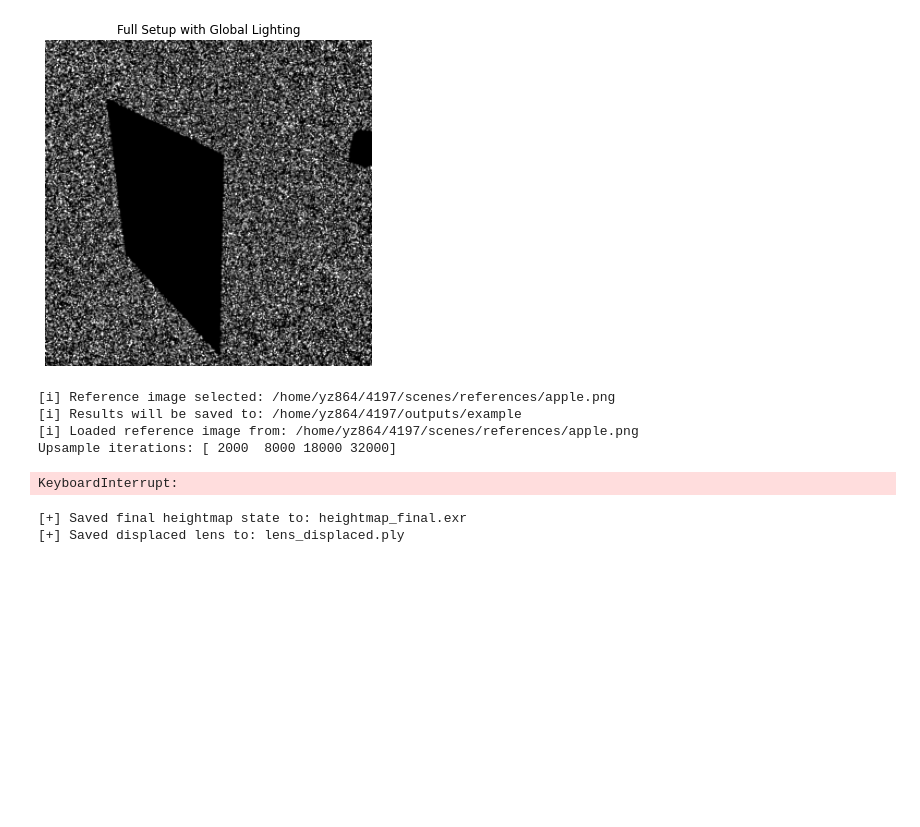
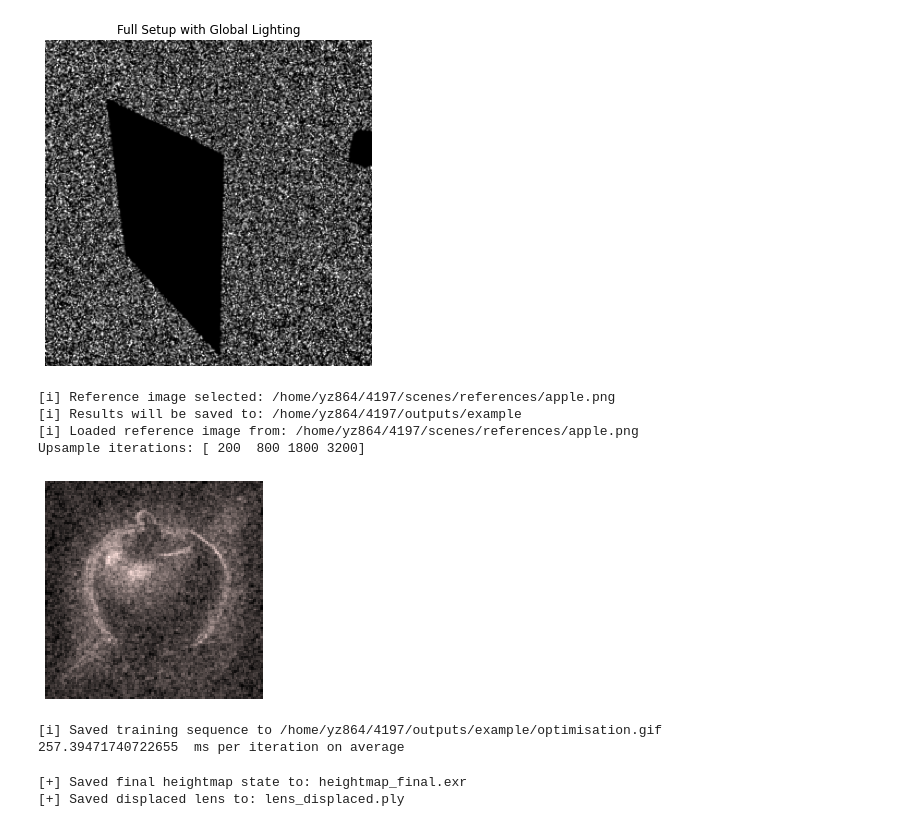
Before and after one commit to theREALevan/Optimized-Caustics, a Jupyter notebook: Revised_4197_Final_Caustics.ipynb, the cells around one changed output. Saved outputs shown, nothing was run; the diff lists cells and outputs as text; code cells hidden in the pictures; blank space fills up the shorter version.

```diff
--- a/Revised_4197_Final_Caustics.ipynb
+++ b/Revised_4197_Final_Caustics.ipynb
@@ -362,7 +340,7 @@ import mitsuba as mi
 # mi.set_variant('llvm_ad_rgb')
 mi.set_variant('cuda_ad_rgb')
 
-SCENE_DIR = realpath('scenes')
+SCENE_DIR = realpath('/home/yz864/4197/scenes')
 
 CONFIGS = {
     'example': {
@@ -385,8 +363,8 @@ if 'PYTEST_CURRENT_TEST' not in os.environ:
         'heightmap_resolution': (512, 512),
         'n_upsampling_steps': 4,
         'spp': 32,
-        'max_iterations': 50000,
-        'learning_rate': 5e-4,
+        'max_iterations': 5000,
+        'learning_rate': 3e-5,
     })
 else:
     config.update({
@@ -528,7 +506,7 @@ scene_dict_gray = {
     },
     'receiving-plane':{
         'type':'obj','id':'receiving-plane',
-        'filename':'scenes/meshes/rectangle.obj',
+        'filename':'/home/yz864/4197/scenes/meshes/rectangle.obj',
         'to_world':mi.ScalarTransform4f().look_at(
             target=[0,1,0],origin=[0,-7,0],up=[0,0,1]
         ).scale((5,5,5)),
@@ -536,7 +514,7 @@ scene_dict_gray = {
     },
     'slab':{
         'type':'obj','id':'slab',
-        'filename':'scenes/meshes/lamp.obj',
+        'filename':'/home/yz864/4197/scenes/meshes/lamp.obj',
         'to_world':lamp_to_world,
         'bsdf':{'type':'ref','id':'simple-glass'},
     },
@@ -609,7 +587,7 @@ for i in range(n_lights):
     }
 
 
-scene = mi.load_dict(scene_dict_rgb)
+scene = mi.load_dict(scene_dict_gray)
 
 def load_ref_image(config, resolution, output_dir):
     b = mi.Bitmap(config['reference'])
@@ -670,8 +648,24 @@ def scale_independent_loss(image,ref):
 [i] Reference image selected: /home/yz864/4197/scenes/references/apple.png
 [i] Results will be saved to: /home/yz864/4197/outputs/example
 [i] Loaded reference image from: /home/yz864/4197/scenes/references/apple.png
-Upsample iterations: [ 2000  8000 18000 32000]
+Upsample iterations: [ 200  800 1800 3200]
 # %%
+# ======== extra imports & live-preview initialisation (adds visualisation, changes nothing else) ========
+from IPython.display import display
+import matplotlib.pyplot as plt
+import numpy as np
+from tqdm.notebook import tqdm                      # progress bar that co-exists with display
+import imageio                                      ### GIF – fallback to plain imageio
+
+plt.ioff()
+_fig, _ax = plt.subplots(figsize=(4, 4))
+_img_handle   = None                                # reused AxesImage
+_disp_handle  = None                                # reused DisplayHandle
+# =======================================================================================================
+
+gif_path   = join(output_dir, 'optimisation.gif')   ### GIF
+gif_writer = imageio.get_writer(gif_path, mode='I', fps=10, loop=0)  ### GIF
+
 import time
 start_time = time.time()
 mi.set_log_level(mi.LogLevel.Warn)
@@ -680,7 +674,7 @@ loss_values = []
 spp = config['spp']
 mi.set_variant('cuda_ad_rgb')
 
-for it in range(iterations):
+for it in tqdm(range(iterations), desc='Optimising', ncols=0):
     t0 = time.time()
 
     # Apply displacement and update the scene BHV accordingly
@@ -688,6 +682,11 @@ for it in range(iterations):
 
     # Perform a differentiable rendering of the scene
     image = mi.render(scene, params, seed=it, spp=2 * spp, spp_grad=spp)
+
+    # ---------- GIF frame (every iteration) ----------------------------------
+    rgb8 = (np.clip(np.sqrt(image.numpy()), 0.0, 1.0) * 255).astype(np.uint8)
+    gif_writer.append_data(rgb8)                          ### GIF
+    # -------------------------------------------------------------------------
 
     # Scale-independent L2 function
     loss = scale_independent_loss(image, image_ref)
@@ -697,35 +696,51 @@ for it in range(iterations):
 
     # Take a gradient step
     opt.step()
 
     # Increase resolution of the heightmap
     if it in upsampling_steps:
         opt['data'] = dr.upsample(opt['data'], scale_factor=(2, 2, 1))
 
     # Carry over the update to our "latent variable" (the heightmap values)
     params.update(opt)
 
     # Log progress
     elapsed_ms = 1000. * (time.time() - t0)
     current_loss = loss.array[0]
     loss_values.append(current_loss)
     mi.Thread.thread().logger().log_progress(
         it / (iterations-1),
         f'Iteration {it:03d}: loss={current_loss:g} (took {elapsed_ms:.0f}ms)',
         'Caustic Optimization', '')
 
-
     # Increase rendering quality toward the end of the optimization
     if it in (int(0.7 * iterations), int(0.9 * iterations)):
         spp *= 2
         opt.set_learning_rate(0.5 * opt.lr['data'])
 
+    # ---------- live preview every 10 iterations -------------------------------------------------------
+    if it % 10 == 0:
+        _rgb = np.clip(np.sqrt(image.numpy()), 0.0, 1.0)       # quick γ-correction for display
+        if _img_handle is None:
+            _img_handle = _ax.imshow(_rgb, interpolation='nearest')
+            _ax.axis('off')
+            _disp_handle = display(_fig, display_id=True)
+        else:
+            _img_handle.set_data(_rgb)
+            _disp_handle.update(_fig)
+    # --------------------------------------------------------------------------------------------------
 
 end_time = time.time()
+plt.close(_fig)    # clean-up the figure so the notebook shows only the final frame
+
+gif_writer.close()                                      ### GIF
+print(f'[i] Saved training sequence to {gif_path}')     ### GIF
 print(((end_time - start_time) * 1000) / iterations, ' ms per iteration on average')
 mi.set_log_level(mi.LogLevel.Info)
 # %% [output]
+[figure, added]
-KeyboardInterrupt:
+[i] Saved training sequence to /home/yz864/4197/outputs/example/optimisation.gif
+257.39471740722655  ms per iteration on average
 # %%
 # --- Save final heightmap and displaced mesh ---
 mi.set_log_level(mi.LogLevel.Error)
```
Also changed, not shown: parts of 13 cells of this notebook.
